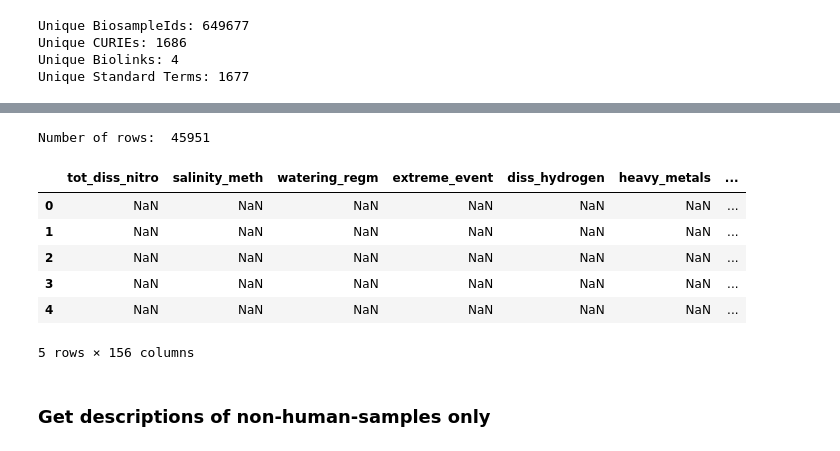
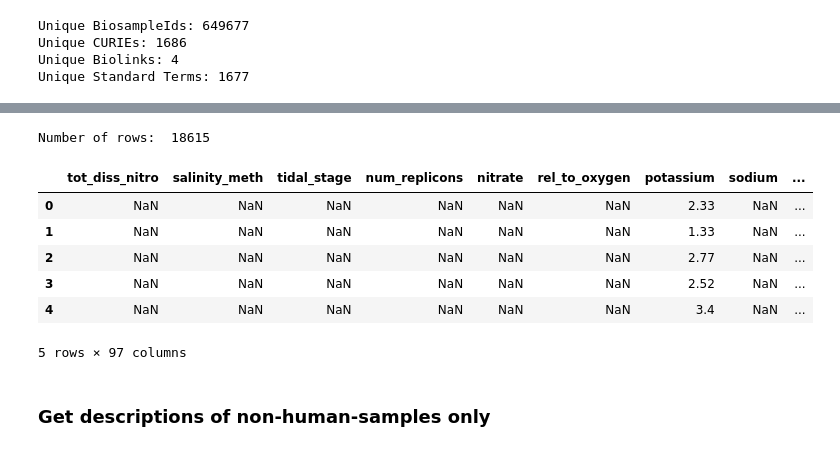
Before and after one commit to INCATools/biosample-analysis, a Jupyter notebook: src/notebooks/OGER-PostprocessingSandbox.ipynb, the cells around one changed output, grey strips where cells are left out. Drawn from its saved outputs; the diff is of its cells as text; code cells hidden in the pictures.

Commit message:
added ouput for water-related samples

```diff
--- a/src/notebooks/OGER-PostprocessingSandbox.ipynb
+++ b/src/notebooks/OGER-PostprocessingSandbox.ipynb
@@ -91,17 +79,18 @@ Number of rows: 2325
 # %%
 # Get list of IDs from non-human-sample file
-nonHumanDF = pd.read_csv('../input/non-human-samples.tsv.gz', sep='\t', low_memory=False)
-print('Number of rows: ', str(len(nonHumanDF)))
-nonHumanDF.head()
+#nonHumanDF = pd.read_csv('../input/non-human-samples.tsv.gz', sep='\t', low_memory=False)
+structuredDataDF = pd.read_csv('../input/water-related-samples.tsv.gz', sep='\t', low_memory=False)
+print('Number of rows: ', str(len(structuredDataDF)))
+structuredDataDF.head()
 # %% [output]
-Number of rows:  45951
+Number of rows:  18615
-|  | tot_diss_nitro | salinity_meth | watering_regm | extreme_event | diss_hydrogen | heavy_metals | ... |
-| 0 | NaN | NaN | NaN | NaN | NaN | NaN | ... |
-| 1 | NaN | NaN | NaN | NaN | NaN | NaN | ... |
-| 2 | NaN | NaN | NaN | NaN | NaN | NaN | ... |
-| 3 | NaN | NaN | NaN | NaN | NaN | NaN | ... |
-| 4 | NaN | NaN | NaN | NaN | NaN | NaN | ... |
+|  | tot_diss_nitro | salinity_meth | tidal_stage | num_replicons | nitrate | rel_to_oxygen | potassium | sodium | ... |
+| 0 | NaN | NaN | NaN | NaN | NaN | NaN | 2.33 | NaN | ... |
+| 1 | NaN | NaN | NaN | NaN | NaN | NaN | 1.33 | NaN | ... |
+| 2 | NaN | NaN | NaN | NaN | NaN | NaN | 2.77 | NaN | ... |
+| 3 | NaN | NaN | NaN | NaN | NaN | NaN | 2.52 | NaN | ... |
+| 4 | NaN | NaN | NaN | NaN | NaN | NaN | 3.4 | NaN | ... |
-5 rows × 156 columns
+5 rows × 97 columns
 # %% [markdown]
 ### Get descriptions of non-human-samples only
 # %% [markdown]
```
Also changed, not shown: parts of 12 cells of this notebook, 1 other file.
